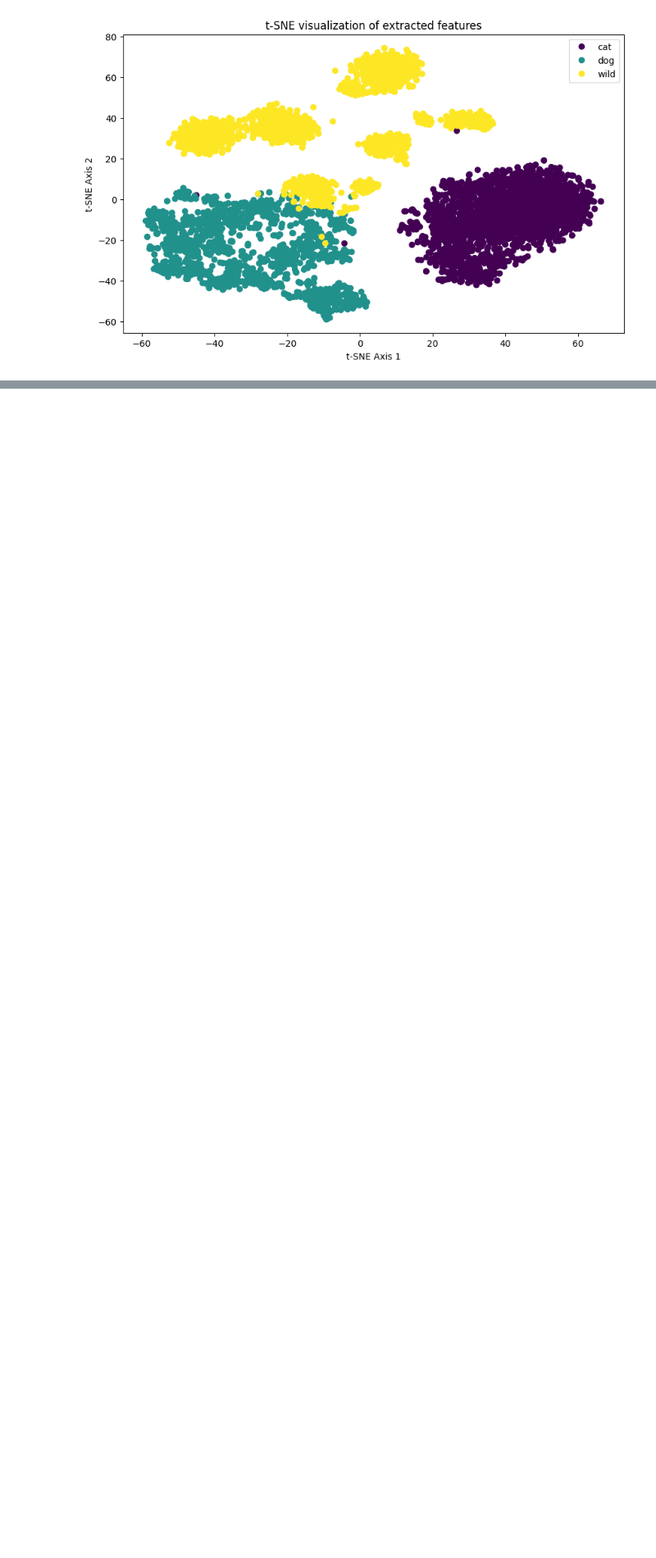
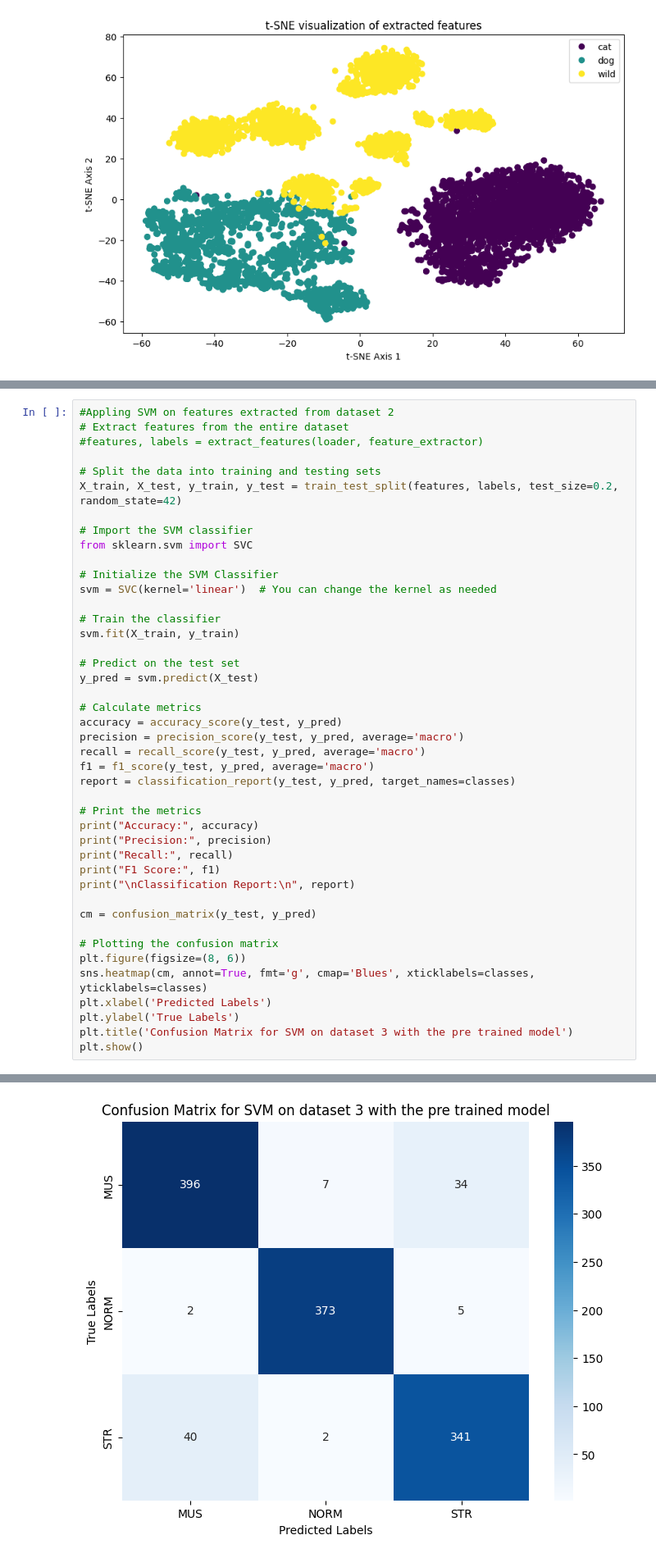
Before and after one commit to varun30300/Comp6321_Project, a Jupyter notebook: Task 2/pre-trained-model.ipynb, the cells around one changed output, grey strips where cells are left out. Shown: that part at 82% size. Cells and saved outputs as stored; diff of their text form; blank space fills up the shorter version.

```diff
--- a/Task 2/pre-trained-model.ipynb
+++ b/Task 2/pre-trained-model.ipynb
@@ -383,0 +461,44 @@ plt.show()
+# %%
+#Appling SVM on features extracted from dataset 2
+# Extract features from the entire dataset
+#features, labels = extract_features(loader, feature_extractor)
+
+# Split the data into training and testing sets
+X_train, X_test, y_train, y_test = train_test_split(features, labels, test_size=0.2, random_state=42)
+
+# Import the SVM classifier
+from sklearn.svm import SVC
+
+# Initialize the SVM Classifier
+svm = SVC(kernel='linear')  # You can change the kernel as needed
+
+# Train the classifier
+svm.fit(X_train, y_train)
+
+# Predict on the test set
+y_pred = svm.predict(X_test)
+
+# Calculate metrics
+accuracy = accuracy_score(y_test, y_pred)
+precision = precision_score(y_test, y_pred, average='macro')
+recall = recall_score(y_test, y_pred, average='macro')
+f1 = f1_score(y_test, y_pred, average='macro')
+report = classification_report(y_test, y_pred, target_names=classes)
+
+# Print the metrics
+print("Accuracy:", accuracy)
+print("Precision:", precision)
+print("Recall:", recall)
+print("F1 Score:", f1)
+print("\nClassification Report:\n", report)
+
+cm = confusion_matrix(y_test, y_pred)
+
+# Plotting the confusion matrix
+plt.figure(figsize=(8, 6))
+sns.heatmap(cm, annot=True, fmt='g', cmap='Blues', xticklabels=classes, yticklabels=classes)
+plt.xlabel('Predicted Labels')
+plt.ylabel('True Labels')
+plt.title('Confusion Matrix for SVM on dataset 3 with the pre trained model')
+plt.show()
+# %% [output]
@@ -384,3 +520,4 @@ plt.show()
+[figure, added]
 # %%
 #Feature extraction using a RESNET18 pretrained model on dataset 2
 
```
Also changed, not shown: parts of 5 cells of this notebook.
